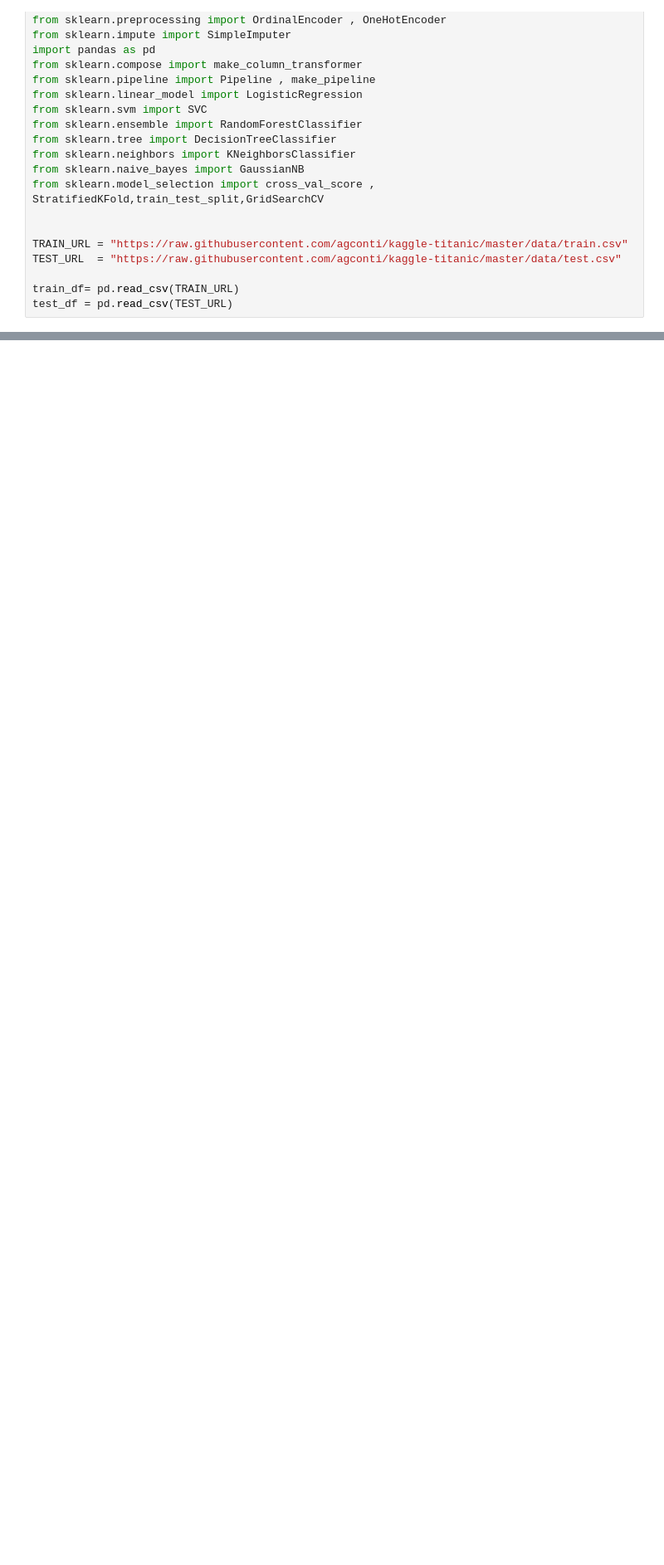
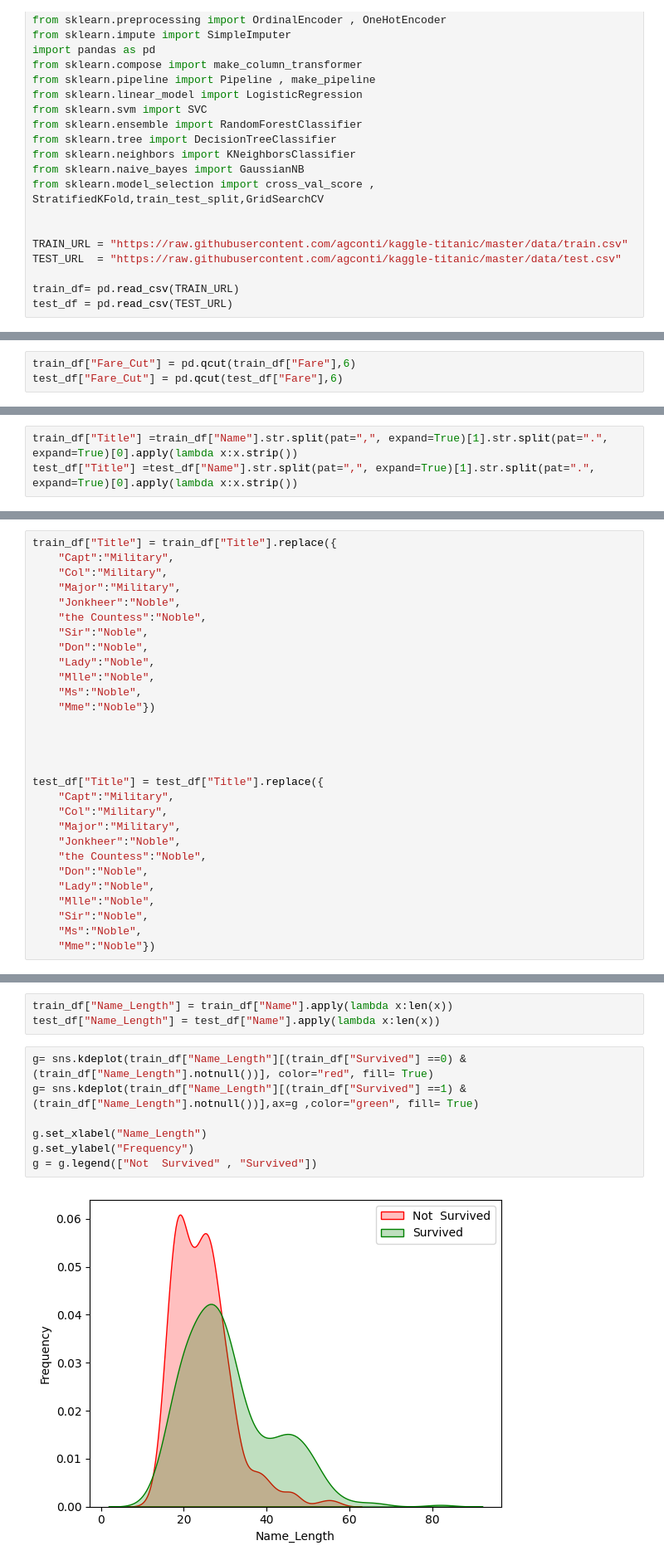
Before and after one commit to Endale2/Machine_Learning_Projects_Series, a Jupyter notebook: day_02_titanic_survival_prediction.ipynb, the cells around one changed output, grey strips where cells are left out. Shown: that part at 83% size. Drawn from its saved outputs; the diff is of its cells as text; blank space fills up the shorter version.

```diff
--- a/day_02_titanic_survival_prediction.ipynb
+++ b/day_02_titanic_survival_prediction.ipynb
@@ -32,0 +210,3 @@ train_df.head()
+# %%
+train_df["Fare_Cut"] = pd.qcut(train_df["Fare"],6)
+test_df["Fare_Cut"] = pd.qcut(test_df["Fare"],6)
@@ -32,0 +271,3 @@ train_df.head()
+# %%
+train_df["Title"] =train_df["Name"].str.split(pat=",", expand=True)[1].str.split(pat=".", expand=True)[0].apply(lambda x:x.strip())
+test_df["Title"] =test_df["Name"].str.split(pat=",", expand=True)[1].str.split(pat=".", expand=True)[0].apply(lambda x:x.strip())
@@ -32,0 +295,29 @@ train_df.head()
+# %%
+train_df["Title"] = train_df["Title"].replace({
+    "Capt":"Military",
+    "Col":"Military",
+    "Major":"Military",
+    "Jonkheer":"Noble",
+    "the Countess":"Noble",
+    "Sir":"Noble",
+    "Don":"Noble",
+    "Lady":"Noble",
+    "Mlle":"Noble",
+    "Ms":"Noble",
+    "Mme":"Noble"})
+
+
+
+
+test_df["Title"] = test_df["Title"].replace({
+    "Capt":"Military",
+    "Col":"Military",
+    "Major":"Military",
+    "Jonkheer":"Noble",
+    "the Countess":"Noble",
+    "Don":"Noble",
+    "Lady":"Noble",
+    "Mlle":"Noble",
+    "Sir":"Noble",
+    "Ms":"Noble",
+    "Mme":"Noble"})
@@ -32,0 +336,12 @@ train_df.head()
+# %%
+train_df["Name_Length"] = train_df["Name"].apply(lambda x:len(x))
+test_df["Name_Length"] = test_df["Name"].apply(lambda x:len(x))
+# %%
+g= sns.kdeplot(train_df["Name_Length"][(train_df["Survived"] ==0) & (train_df["Name_Length"].notnull())], color="red", fill= True)
+g= sns.kdeplot(train_df["Name_Length"][(train_df["Survived"] ==1) & (train_df["Name_Length"].notnull())],ax=g ,color="green", fill= True)
+
+g.set_xlabel("Name_Length")
+g.set_ylabel("Frequency")
+g = g.legend(["Not  Survived" , "Survived"])
+# %% [output]
+[figure, added]
```
Also changed, not shown: parts of 25 cells of this notebook.
